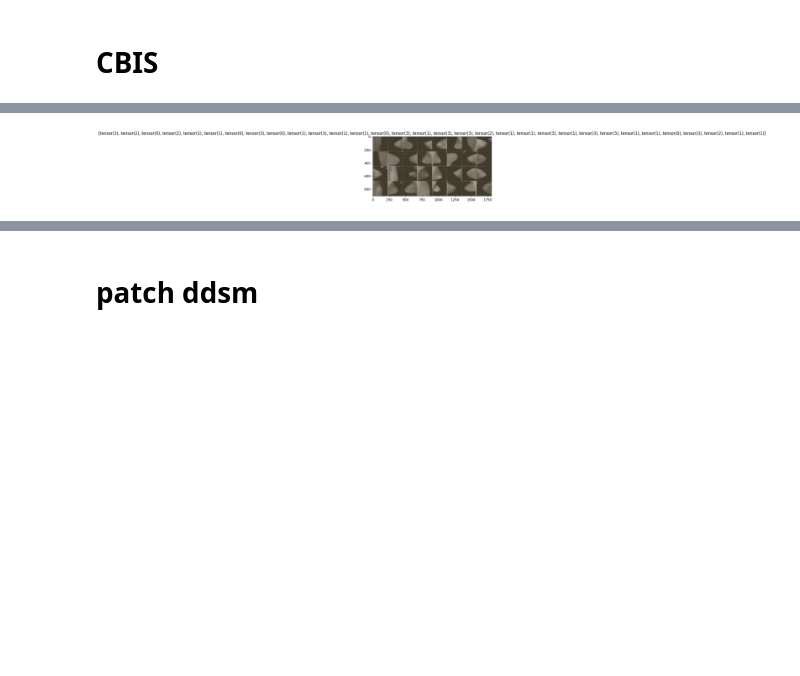
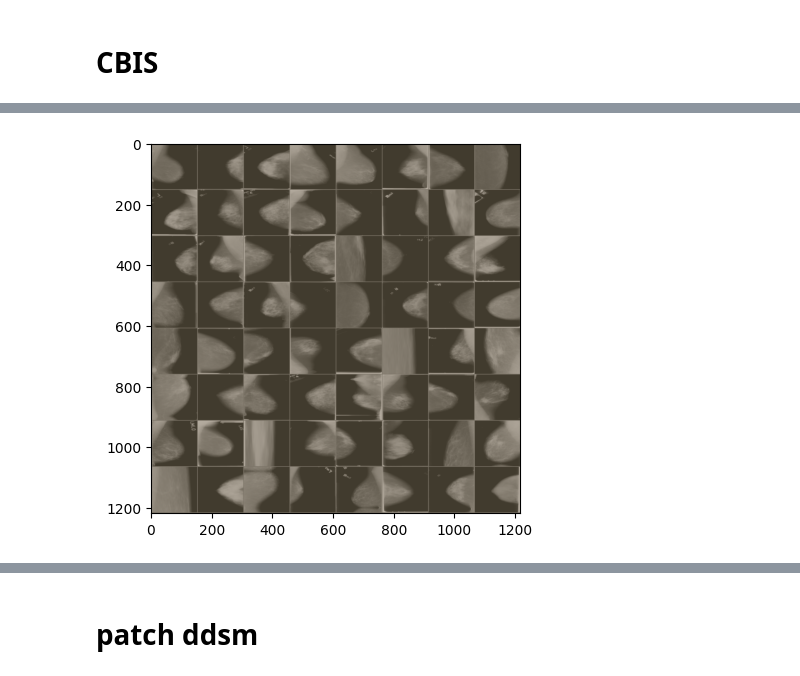
Before and after one commit to Griphu/federated_learning_demo, a Jupyter notebook: notebooks/dataset_comparison_resnet.ipynb, the cells around one changed output, grey strips where cells are left out. Cells and saved outputs as stored; diff of their text form; code cells hidden in the pictures; blank space fills up the shorter version.

```diff
--- a/notebooks/dataset_comparison_resnet.ipynb
+++ b/notebooks/dataset_comparison_resnet.ipynb
@@ -197,11 +195,11 @@ dataloaders, image_datasets = get_data(os.path.join(os.getenv('data_path'),'baza
 # %%
 # Get a batch of training data
 images, labels = next(iter(dataloaders['train']))
 # Make a grid from batch
 grid = make_grid(images)
-imshow(grid,title=[x for x in labels])
+imshow(grid)
 # %% [output]
-[figure, old version]
+[figure, new version]
 # %%
 tb = SummaryWriter()
 tb.add_image("images", grid)
```
Also changed, not shown: parts of 15 cells of this notebook, 5 other files.
